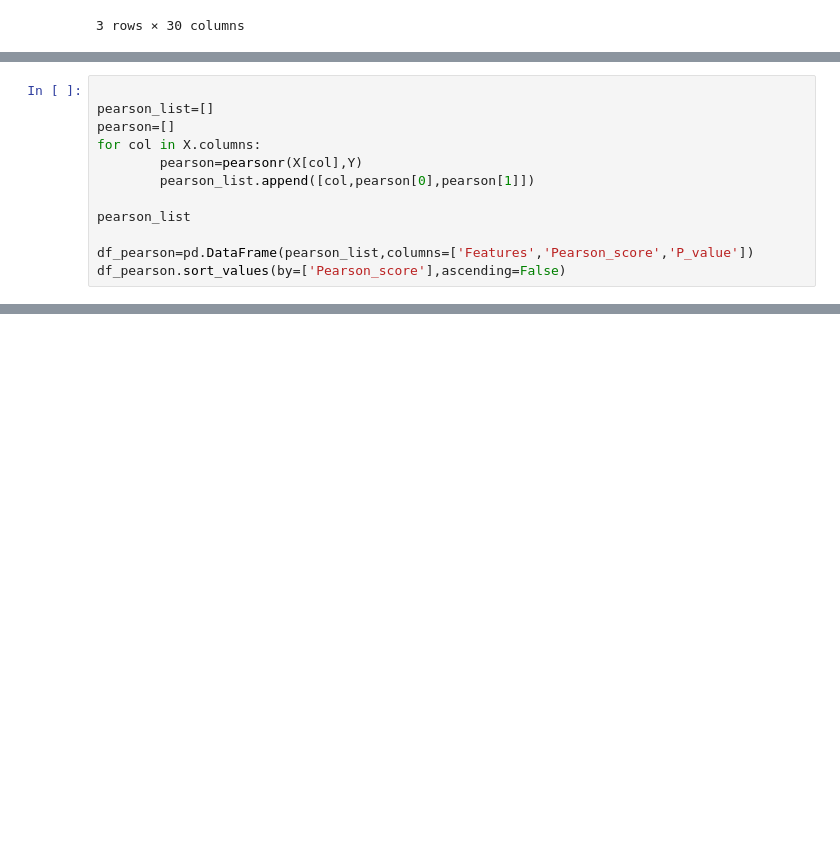
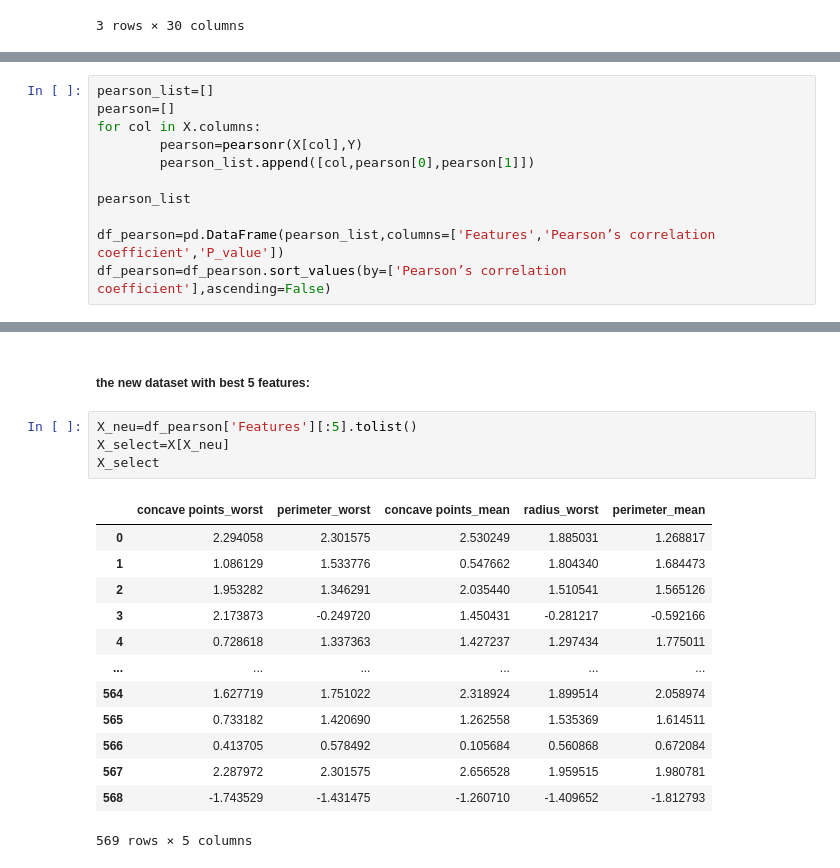
Before and after one commit to shasso2s/Datenanalyse_Breast_Cancer_BinaryClassification, a Jupyter notebook: Projekt zur Datenanalyse_Classification of Wisconsin Breast Cancer.ipynb, the cells around one changed output, grey strips where cells are left out. Saved outputs shown, nothing was run; the diff lists cells and outputs as text; blank space fills up the shorter version.

```diff
--- a/Projekt zur Datenanalyse_Classification of Wisconsin Breast Cancer.ipynb
+++ b/Projekt zur Datenanalyse_Classification of Wisconsin Breast Cancer.ipynb
@@ -214,5 +225,4 @@ Shape of target variable is (569,)
 # %%
-
 pearson_list=[]
 pearson=[]
 for col in X.columns:
@@ -221,5 +231,5 @@ for col in X.columns:
 
 pearson_list
 
-df_pearson=pd.DataFrame(pearson_list,columns=['Features','Pearson_score','P_value'])
-df_pearson.sort_values(by=['Pearson_score'],ascending=False)
+df_pearson=pd.DataFrame(pearson_list,columns=['Features','Pearson’s correlation coefficient','P_value'])
+df_pearson=df_pearson.sort_values(by=['Pearson’s correlation coefficient'],ascending=False)
@@ -259,0 +359,20 @@ plt.grid()
+# %% [markdown]
+##### the new dataset with best 5 features:
+# %%
+X_neu=df_pearson['Features'][:5].tolist()
+X_select=X[X_neu]
+X_select
+# %% [output]
+|  | concave points_worst | perimeter_worst | concave points_mean | radius_worst | perimeter_mean |
+| 0 | 2.294058 | 2.301575 | 2.530249 | 1.885031 | 1.268817 |
+| 1 | 1.086129 | 1.533776 | 0.547662 | 1.804340 | 1.684473 |
+| 2 | 1.953282 | 1.346291 | 2.035440 | 1.510541 | 1.565126 |
+| 3 | 2.173873 | -0.249720 | 1.450431 | -0.281217 | -0.592166 |
+| 4 | 0.728618 | 1.337363 | 1.427237 | 1.297434 | 1.775011 |
+| ... | ... | ... | ... | ... | ... |
+| 564 | 1.627719 | 1.751022 | 2.318924 | 1.899514 | 2.058974 |
+| 565 | 0.733182 | 1.420690 | 1.262558 | 1.535369 | 1.614511 |
+| 566 | 0.413705 | 0.578492 | 0.105684 | 0.560868 | 0.672084 |
+| 567 | 2.287972 | 2.301575 | 2.656528 | 1.959515 | 1.980781 |
+| 568 | -1.743529 | -1.431475 | -1.260710 | -1.409652 | -1.812793 |
+569 rows × 5 columns
```
Also changed, not shown: parts of 27 cells of this notebook.
